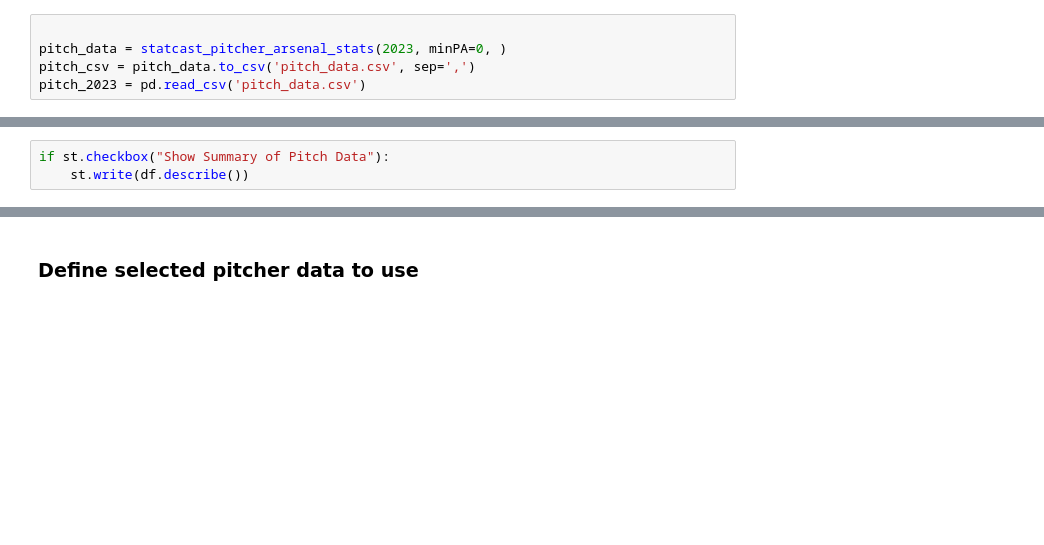
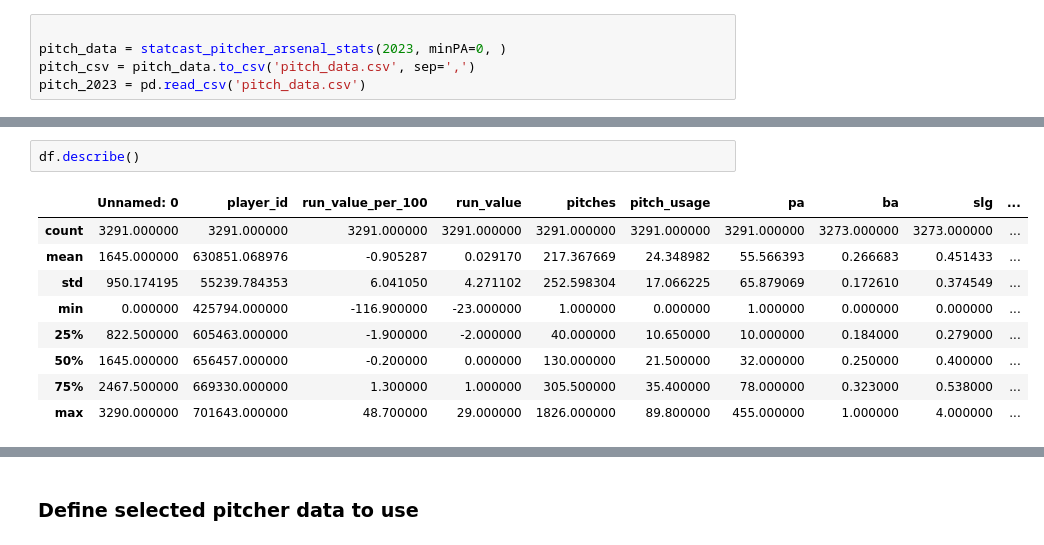
Before and after one commit to PkwyDrv/pitcher_profile, a Jupyter notebook: notebooks/EDA.ipynb, the cells around one changed output, grey strips where cells are left out. Saved outputs shown, nothing was run; the diff lists cells and outputs as text; blank space fills up the shorter version.

```diff
--- a/notebooks/EDA.ipynb
+++ b/notebooks/EDA.ipynb
@@ -38,3 +40,12 @@ st.dataframe(df, use_container_width=True)
 # %%
-if st.checkbox("Show Summary of Pitch Data"):
-    st.write(df.describe())
+df.describe()
+# %% [output]
+|  | Unnamed: 0 | player_id | run_value_per_100 | run_value | pitches | pitch_usage | pa | ba | slg | ... |
+| count | 3291.000000 | 3291.000000 | 3291.000000 | 3291.000000 | 3291.000000 | 3291.000000 | 3291.000000 | 3273.000000 | 3273.000000 | ... |
+| mean | 1645.000000 | 630851.068976 | -0.905287 | 0.029170 | 217.367669 | 24.348982 | 55.566393 | 0.266683 | 0.451433 | ... |
+| std | 950.174195 | 55239.784353 | 6.041050 | 4.271102 | 252.598304 | 17.066225 | 65.879069 | 0.172610 | 0.374549 | ... |
+| min | 0.000000 | 425794.000000 | -116.900000 | -23.000000 | 1.000000 | 0.000000 | 1.000000 | 0.000000 | 0.000000 | ... |
+| 25% | 822.500000 | 605463.000000 | -1.900000 | -2.000000 | 40.000000 | 10.650000 | 10.000000 | 0.184000 | 0.279000 | ... |
+| 50% | 1645.000000 | 656457.000000 | -0.200000 | 0.000000 | 130.000000 | 21.500000 | 32.000000 | 0.250000 | 0.400000 | ... |
+| 75% | 2467.500000 | 669330.000000 | 1.300000 | 1.000000 | 305.500000 | 35.400000 | 78.000000 | 0.323000 | 0.538000 | ... |
+| max | 3290.000000 | 701643.000000 | 48.700000 | 29.000000 | 1826.000000 | 89.800000 | 455.000000 | 1.000000 | 4.000000 | ... |
```
Also changed, not shown: parts of 26 cells of this notebook, 2 other files.
